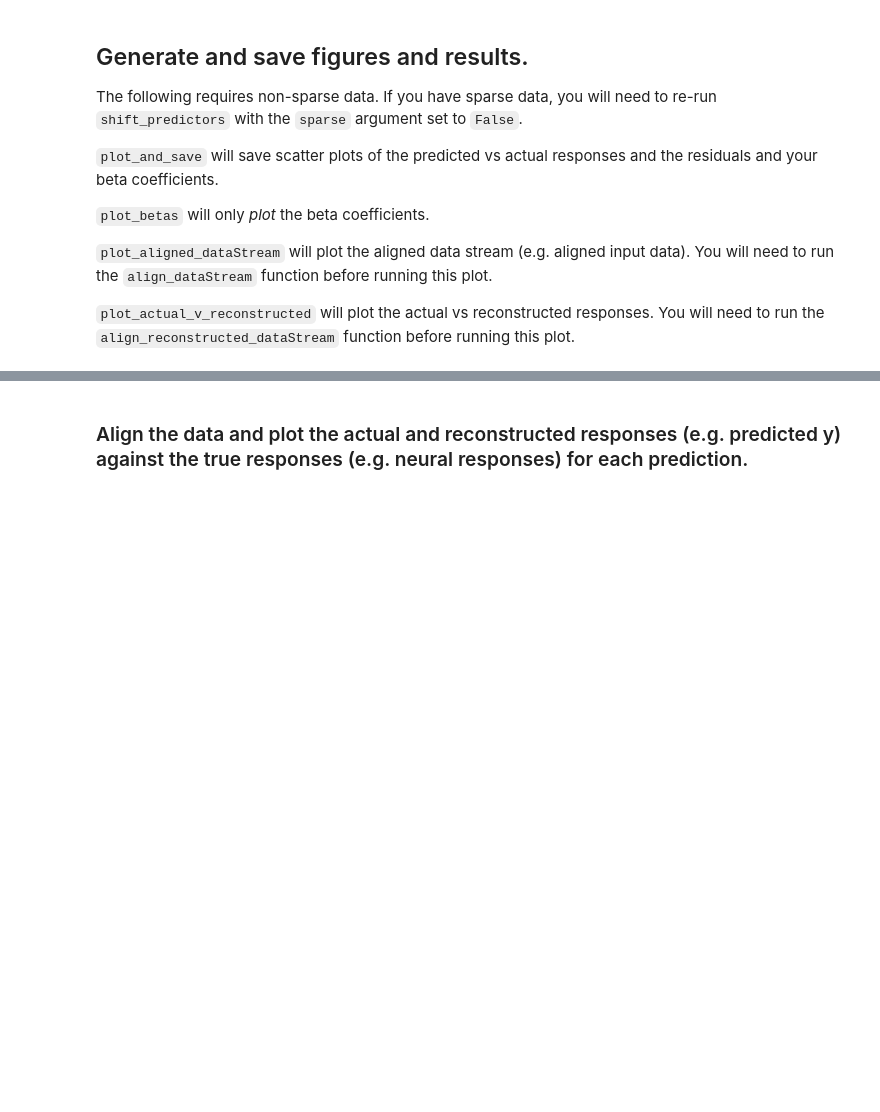
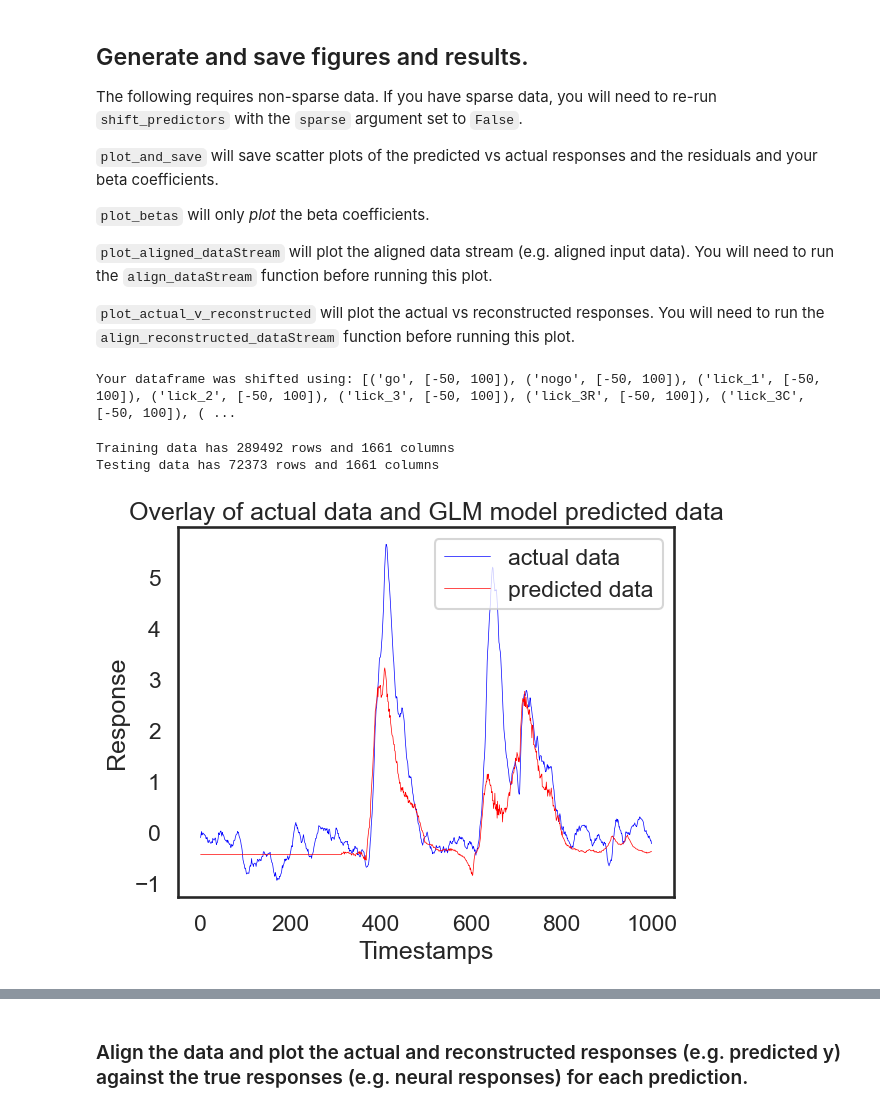
Before and after one commit to emilyferenczi/sabatini-glm-workflow, a Jupyter notebook: notebooks/gridSearch.ipynb, the cells around one changed output, grey strips where cells are left out. Saved outputs shown, nothing was run; the diff lists cells and outputs as text; code cells hidden in the pictures; blank space fills up the shorter version.

```diff
--- a/notebooks/gridSearch.ipynb
+++ b/notebooks/gridSearch.ipynb
@@ -36,5 +41,5 @@ print(workingPath)
 # %%
-project_name = 'AB100_combinedCatch_Lhemi_bestParams'
+project_name = 'PV_combinedCatch_Lhemi_paramSearch'
 project_dir = workingPath
 
 utils.create_new_project(project_name, project_dir)
@@ -128,4 +174,4 @@ utils.save_to_yaml(config, cfg_file)
 # %%
 #this is the shift operation - remember to use df_source (that has the predictors, rather than df)
-response_shift, df_predictors_shift, shifted_params = glm_fit.shift_predictors(config, df, sparsify=False)
+response_shift, df_predictors_shift, shifted_params = glm_fit.shift_predictors(config, df_source, sparsify=True)
 print('Your dataframe was shifted using: {}'.format(shifted_params))
@@ -275,11 +376,16 @@ The following requires non-sparse data. If you have sparse data, you will need t
 #first - you need to "desparsify" the data, in order to plot it - set sparsify back to false
 response_shift, df_predictors_shift, shifted_params = glm_fit.shift_predictors(config, df_source, sparsify=False)
 print('Your dataframe was shifted using: {}'.format(shifted_params))
+# %% [output]
+Your dataframe was shifted using: [('go', [-50, 100]), ('nogo', [-50, 100]), ('lick_1', [-50, 100]), ('lick_2', [-50, 100]), ('lick_3', [-50, 100]), ('lick_3R', [-50, 100]), ('lick_3C', [-50, 100]), ( ...
 # %%
 X_train,X_test, y_train, y_test = glm_fit.split_data(df_predictors_shift, response_shift, config)
 
 print('Training data has {} rows and {} columns'.format(X_train.shape[0], X_train.shape[1]))
 print('Testing data has {} rows and {} columns'.format(X_test.shape[0], X_test.shape[1]))
+# %% [output]
+Training data has 289492 rows and 1661 columns
+Testing data has 72373 rows and 1661 columns
 # %%
 save_path = os.path.join(project_path, 'results')
 # %%
@@ -287,26 +393,28 @@ glm_fit.plot_and_save(config, y_pred, y_test, beta, df_predictors_shift)
 # %%
 import matplotlib.pyplot as plt
 import numpy as np
 
 #retrieve predicted vs actual responses
 y_pred_all = model.predict(df_predictors_shift)
 y_actual = response_shift
 y_actual = y_actual.to_numpy()
 
 #plot y_actual and y_pred on same graph for an example section of data
-plt.plot(y_actual[15000:16000], color = 'b', lw = 0.5, label = 'actual data')
-plt.plot(y_pred_all[15000:16000], color = 'r', lw = 0.5, label = 'predicted data')
+plt.plot(y_actual[13000:14000], color = 'b', lw = 0.5, label = 'actual data')
+plt.plot(y_pred_all[13000:14000], color = 'r', lw = 0.5, label = 'predicted data')
 plt.legend(loc="upper right")
 plt.title("Overlay of actual data and GLM model predicted data")
 plt.xlabel("Timestamps")
 plt.ylabel("Response")
 
 fig_save_path_png = os.path.join(project_dir, project_name, 'results\\overlay.png')
 fig_save_path_pdf = os.path.join(project_dir, project_name, 'results\\overlay.pdf')
 plt.savefig(fig_save_path_png)
 plt.savefig(fig_save_path_pdf)
 
 plt.show()
+# %% [output]
+[figure, added]
 # %%
 import shutil
 
```
Also changed, not shown: parts of 29 cells of this notebook, 1 other file.
